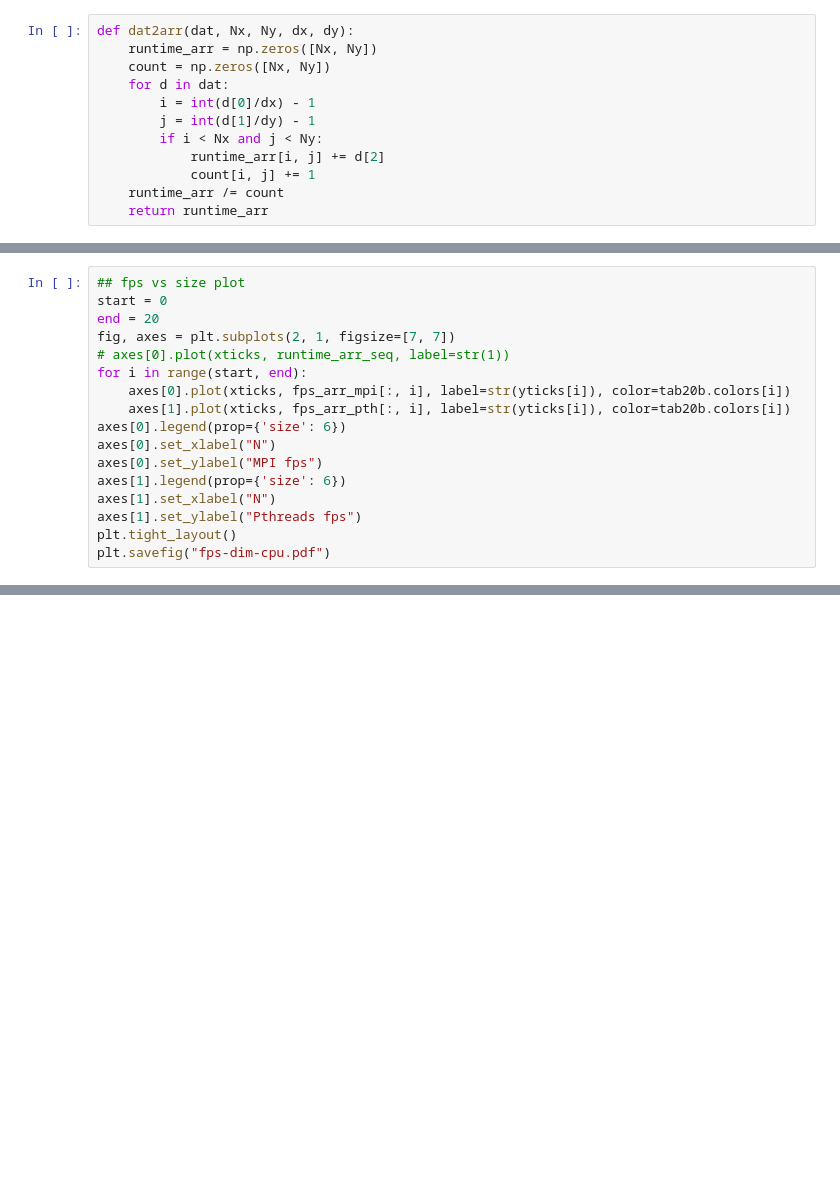
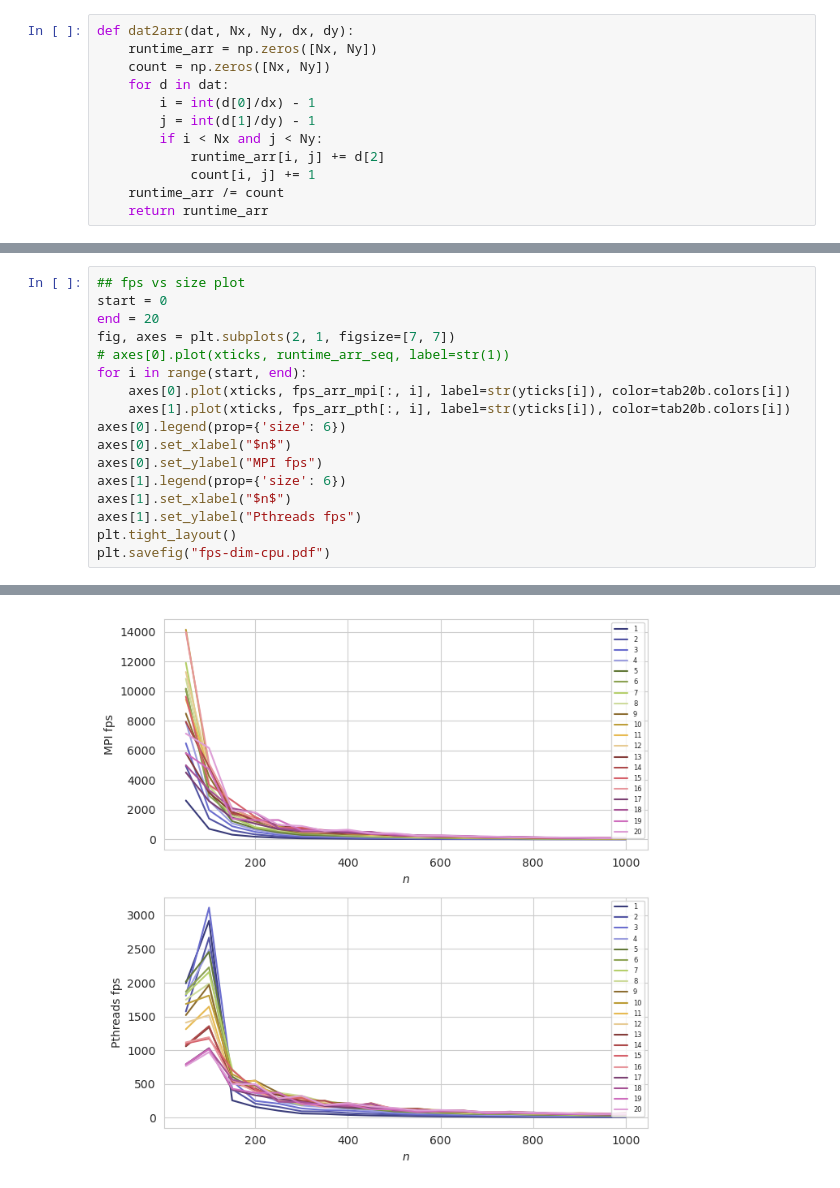
Before and after one commit to haoran0115/CSC4005-FA22, a Jupyter notebook: hw03/analysis/main.ipynb, the cells around one changed output, grey strips where cells are left out. Drawn from its saved outputs; the diff is of its cells as text; blank space fills up the shorter version.

```diff
--- a/hw03/analysis/main.ipynb
+++ b/hw03/analysis/main.ipynb
@@ -99,10 +107,10 @@ for i in range(start, end):
     axes[0].plot(xticks, fps_arr_mpi[:, i], label=str(yticks[i]), color=tab20b.colors[i])
     axes[1].plot(xticks, fps_arr_pth[:, i], label=str(yticks[i]), color=tab20b.colors[i])
 axes[0].legend(prop={'size': 6})
-axes[0].set_xlabel("N")
+axes[0].set_xlabel("$n$")
 axes[0].set_ylabel("MPI fps")
 axes[1].legend(prop={'size': 6})
-axes[1].set_xlabel("N")
+axes[1].set_xlabel("$n$")
 axes[1].set_ylabel("Pthreads fps")
 plt.tight_layout()
 plt.savefig("fps-dim-cpu.pdf")
@@ -111,3 +118,4 @@ plt.savefig("fps-dim-cpu.pdf")
+[figure, added]
 # %%
 ## fps vs size plot
 fig, ax = plt.subplots(1, 1, figsize=(7, 4))
```
Also changed, not shown: parts of 6 cells of this notebook, 18 other files.
